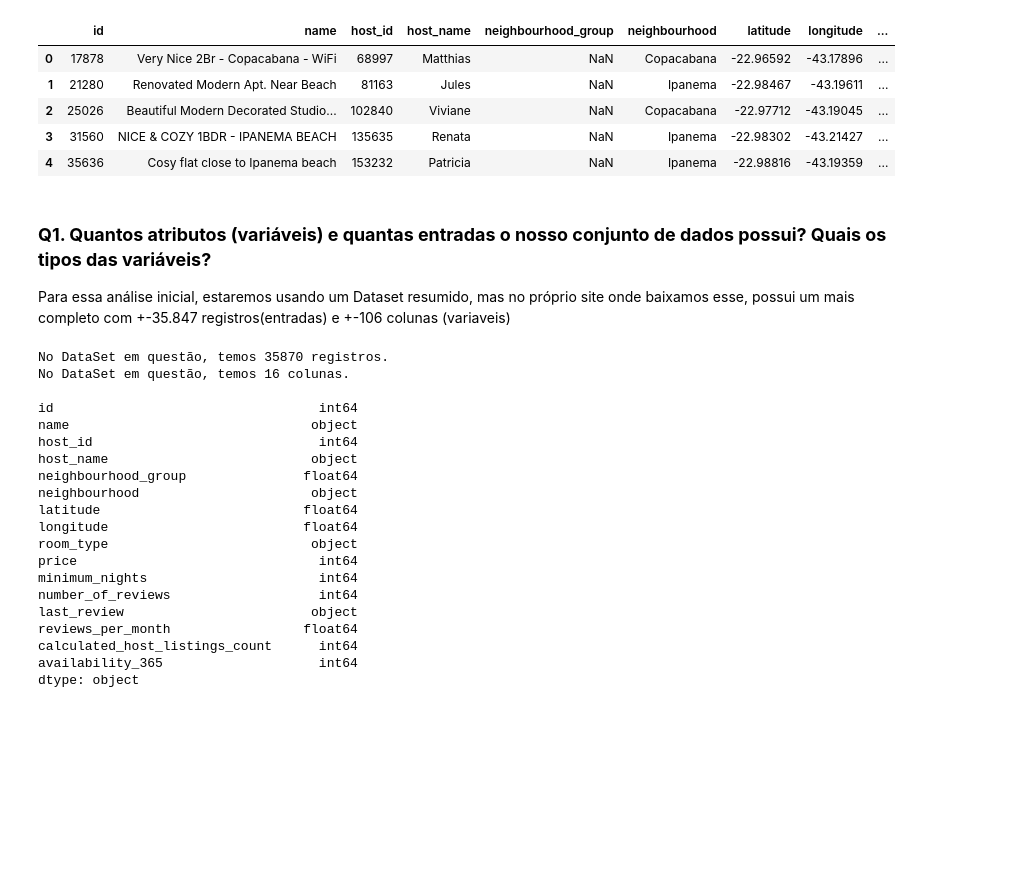
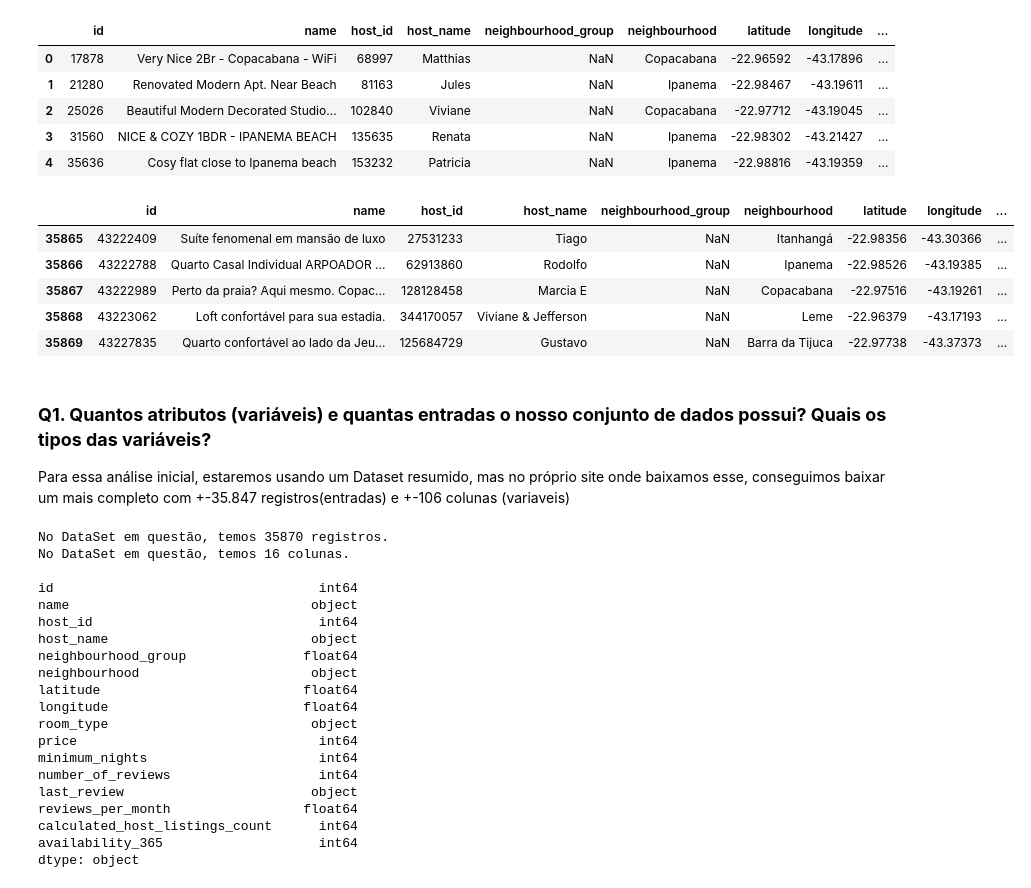
Before and after one commit to Jeanhenry/datascience, a Jupyter notebook: Analisando_os_Dados_do_Airbnb.ipynb, the cells around one changed output. Saved outputs shown, nothing was run; the diff lists cells and outputs as text; code cells hidden in the pictures; blank space fills up the shorter version.

```diff
--- a/Analisando_os_Dados_do_Airbnb.ipynb
+++ b/Analisando_os_Dados_do_Airbnb.ipynb
@@ -72,10 +74,20 @@ df.head()
 | 2 | 25026 | Beautiful Modern Decorated Studio... | 102840 | Viviane | NaN | Copacabana | -22.97712 | -43.19045 | ... |
 | 3 | 31560 | NICE & COZY 1BDR - IPANEMA BEACH | 135635 | Renata | NaN | Ipanema | -22.98302 | -43.21427 | ... |
 | 4 | 35636 | Cosy flat close to Ipanema beach | 153232 | Patricia | NaN | Ipanema | -22.98816 | -43.19359 | ... |
+# %%
+# mostrar as 5 últimas entradas
+df.tail()
+# %% [output]
+|  | id | name | host_id | host_name | neighbourhood_group | neighbourhood | latitude | longitude | ... |
+| 35865 | 43222409 | Suíte fenomenal em mansão de luxo | 27531233 | Tiago | NaN | Itanhangá | -22.98356 | -43.30366 | ... |
+| 35866 | 43222788 | Quarto Casal Individual ARPOADOR ... | 62913860 | Rodolfo | NaN | Ipanema | -22.98526 | -43.19385 | ... |
+| 35867 | 43222989 | Perto da praia? Aqui mesmo. Copac... | 128128458 | Marcia E | NaN | Copacabana | -22.97516 | -43.19261 | ... |
+| 35868 | 43223062 | Loft confortável para sua estadia. | 344170057 | Viviane & Jefferson | NaN | Leme | -22.96379 | -43.17193 | ... |
+| 35869 | 43227835 | Quarto confortável ao lado da Jeu... | 125684729 | Gustavo | NaN | Barra da Tijuca | -22.97738 | -43.37373 | ... |
 # %% [markdown]
 ### **Q1. Quantos atributos (variáveis) e quantas entradas o nosso conjunto de dados possui? Quais os tipos das variáveis?**
 
-Para essa análise inicial, estaremos usando um Dataset resumido, mas no próprio site onde baixamos esse, possui um mais completo com +-35.847 registros(entradas) e +-106 colunas (variaveis)
+Para essa análise inicial, estaremos usando um Dataset resumido, mas no próprio site onde baixamos esse, conseguimos baixar um mais completo com +-35.847 registros(entradas) e +-106 colunas (variaveis)
 # %%
 # identificar o volume de dados do DataFrame
 print('No DataSet em questão, temos',df.shape[0],'registros.') #numero de registros/entradas
```
Also changed, not shown: parts of 7 cells of this notebook.
